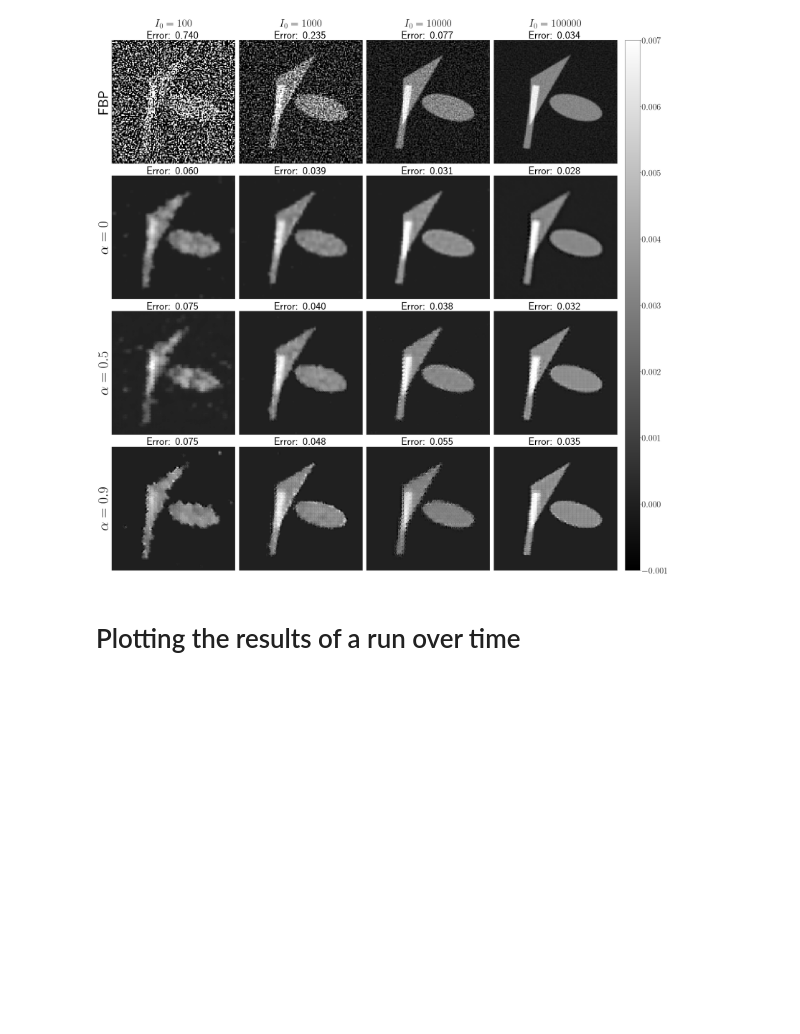
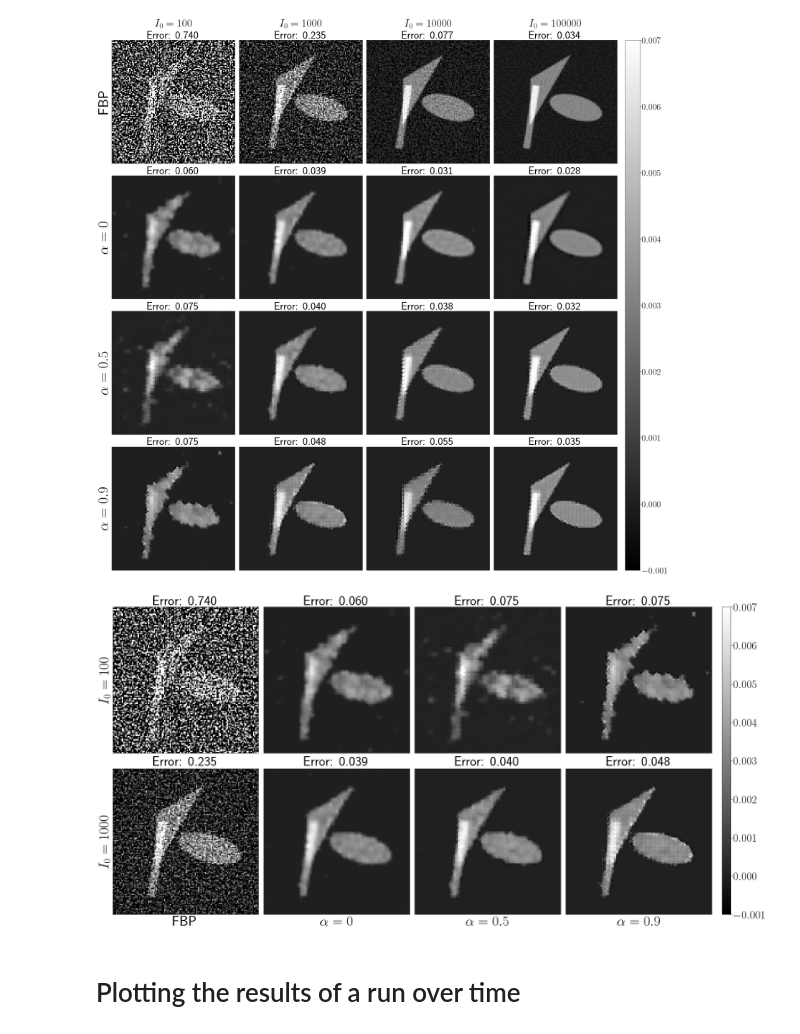
Before and after one commit to FromTheMountain/bachelorproject-code, a Jupyter notebook: GPU-autoencoder-experiments.ipynb, the cells around one changed output. Cells and saved outputs as stored; diff of their text form; code cells hidden in the pictures; blank space fills up the shorter version.

```diff
--- a/GPU-autoencoder-experiments.ipynb
+++ b/GPU-autoencoder-experiments.ipynb
@@ -678,7 +678,7 @@ with torch.no_grad():
             ax = grid[4 * (j + 1) + i]
             pic = torch.tensor(noisy_image.reshape(1, 1, 128, 128))
 
-            other_model.load_state_dict(torch.load(f'trained-model-I_0-{I_0}-alpha-{alpha}.pth'))
+            other_model.load_state_dict(torch.load(f'models-and-results/trained-model-I_0-{I_0}-alpha-{alpha}.pth'))
             other_model.to(device)
 
             reconstruction = other_model(pic.to(device)).cpu().view(128, 128)
@@ -700,6 +700,75 @@ plt.tight_layout()
 plt.savefig('fbp-and-autoencoder-reconstructions-all.png')
 # %% [output]
 [figure]
+# %%
+from mpl_toolkits.axes_grid1 import ImageGrid
+
+plt.rcParams.update({"text.usetex": True, "font.size": 32})
+plt.rc('axes', labelsize=40)
+
+illustration_image = torch.tensor(shapes_dataset[62][1].reshape(1, 1, 128, 128))
+
+other_model = nn.Sequential(
+    EncoderBlock(1, 8, 3, padding=1),
+    EncoderBlock(8, 8, 3, padding=1),
+    DecoderBlock(8, 8, 2, stride=2),
+    DecoderBlock(8, 8, 2, stride=2),
+    nn.Conv2d(8, 1, 3, padding=1),
+).to(device)
+
+fig = plt.figure(figsize=(28, 14))
+grid = ImageGrid(fig, 111,          # as in plt.subplot(111)
+                 nrows_ncols=(2, 4),
+                 axes_pad=(0.2, 0.6),
+                 share_all=True,
+                 cbar_location="right",
+                 cbar_mode="single",
+                 cbar_size="3%",
+                 cbar_pad=0.4,
+                 )
+
+vmin, vmax = -0.001, 0.007
+
+with torch.no_grad():
+    for j, I_0 in enumerate([10**2, 10**3]):
+        shapes_dataset = NumpyArrayDataset(path, I_0=I_0)
+
+        true_image = shapes_dataset[62][0][0]
+        noisy_image = shapes_dataset[62][1][0]
+        ax = grid[4 * j]
+        ax.imshow(noisy_image / 100, vmin=vmin, vmax=vmax)
+        ax.set_xticks([])
+        ax.set_yticks([])
+        ax.set_title(f"Error: {np.linalg.norm(true_image - noisy_image) / 100:.3f}")
+
+        ax.set_ylabel(f"$I_0 = {I_0:0.0f}$")
+
+        for i, alpha in enumerate([0, 0.5, 0.9]):
+            ax = grid[4 * j + i + 1]
+            pic = torch.tensor(noisy_image.reshape(1, 1, 128, 128))
+
+            other_model.load_state_dict(torch.load(f'models-and-results/trained-model-I_0-{I_0}-alpha-{alpha}.pth'))
+            other_model.to(device)
+
+            reconstruction = other_model(pic.to(device)).cpu().view(128, 128)
+
+            pltimg = ax.imshow(reconstruction / 100, vmin=vmin, vmax=vmax)
+            ax.set_xticks([])
+            ax.set_yticks([])
+            ax.set_title(f"Error: {np.linalg.norm(reconstruction - true_image) / 100:0.3f}")
+
+grid[4].set_xlabel('FBP')
+
+for j, alpha in enumerate([0, 0.5, 0.9]):
+    grid[5 + j].set_xlabel(f'$\\alpha = {alpha}$')
+
+ax.cax.colorbar(pltimg)
+ax.cax.toggle_label(True)
+plt.tight_layout()
+
+plt.savefig('fbp-and-autoencoder-reconstructions-varying-alpha.png')
+# %% [output]
+[figure, added]
 # %% [markdown]
 # Plotting the results of a run over time
 # %%
```
Also changed, not shown: parts of 1 cell of this notebook.
